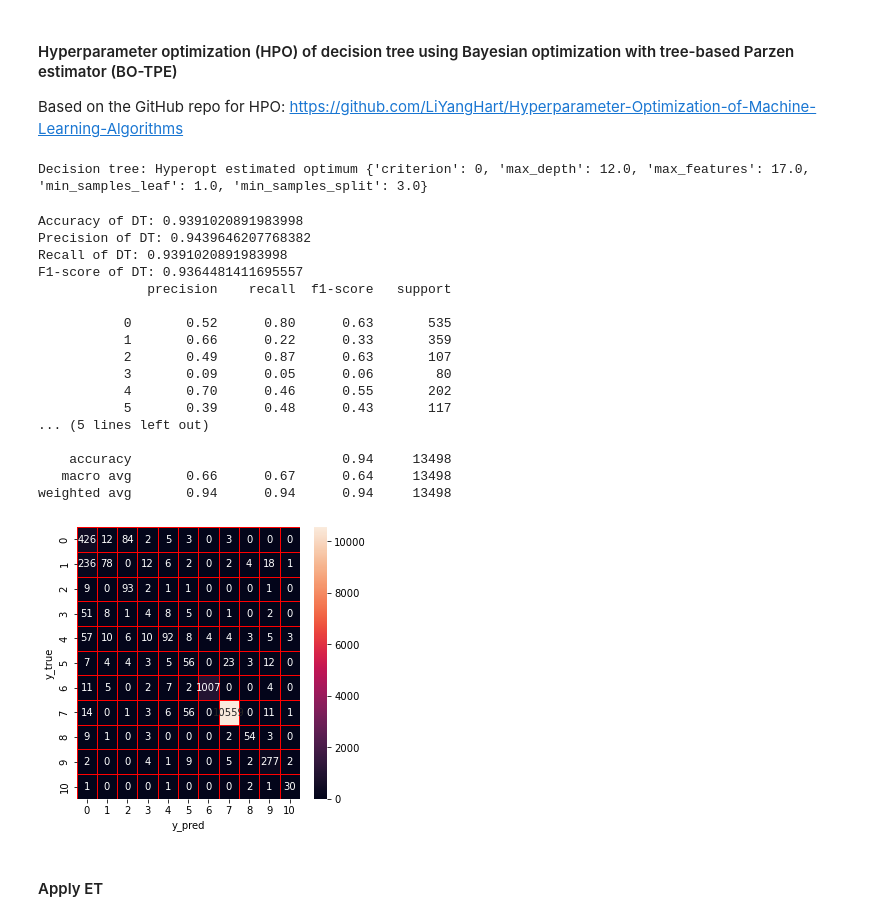
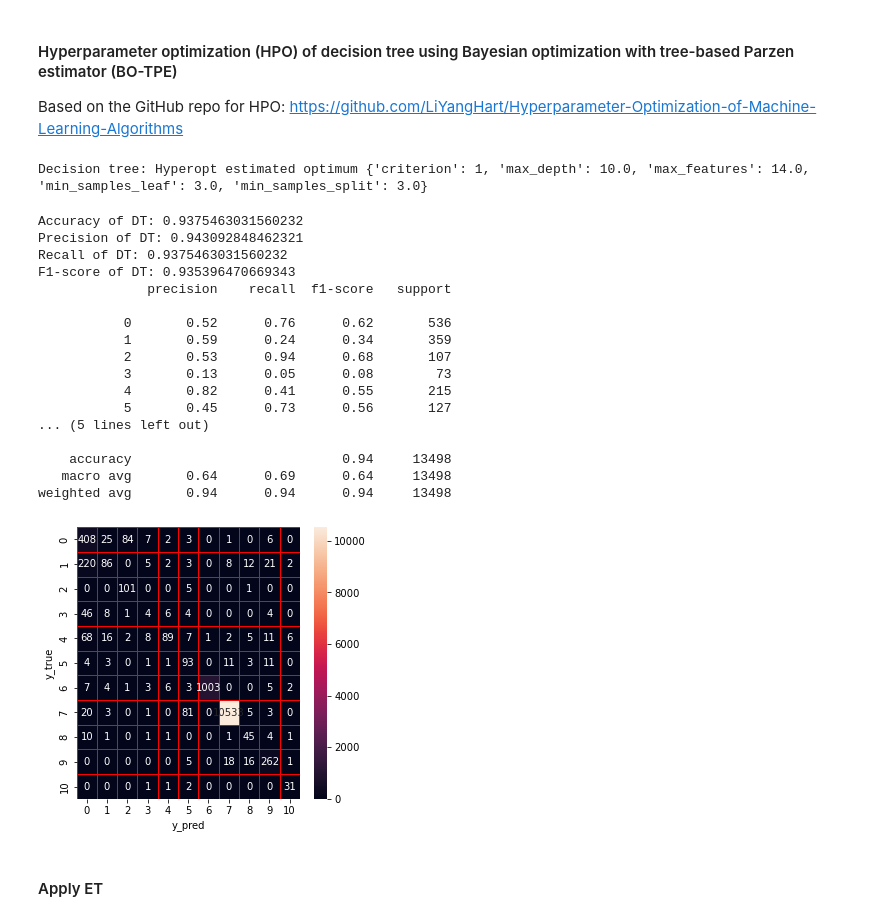
Before and after one commit to LaBaicai02/IDS_project, a Jupyter notebook: MTH-IDS_Adoptation_UNSW-NB15/MTH_IDS_Adoption_UNSW-NB15.ipynb, the cells around one changed output. Drawn from its saved outputs; the diff is of its cells as text; code cells hidden in the pictures.

```diff
--- a/MTH-IDS_Adoptation_UNSW-NB15/MTH_IDS_Adoption_UNSW-NB15.ipynb
+++ b/MTH-IDS_Adoptation_UNSW-NB15/MTH_IDS_Adoption_UNSW-NB15.ipynb
@@ -585,14 +600,15 @@ search = {
     "min_samples_leaf":[1,11],
     "criterion":[0,1]
          }
+available_criterion = ['gini', 'entropy']
 # Define the objective function
 @optunity.cross_validated(x=data, y=labels, num_folds=3)
 def performance(x_train, y_train, x_test, y_test,n_estimators=None, max_features=None,max_depth=None,min_samples_split=None,min_samples_leaf=None,criterion=None):
     # fit the model
     if criterion<0.5:
-        cri='gini'
+        cri=available_criterion[0]
     else:
-        cri='entropy'
+        cri=available_criterion[1]
     model = RandomForestClassifier(n_estimators=int(n_estimators),
                                    max_features=int(max_features),
                                    max_depth=int(max_depth),
@@ -619,5 +635,13 @@ Accuracy:0.9261857828958443
 # %%
-rf_hpo = RandomForestClassifier(n_estimators = 37, min_samples_leaf = 10, max_depth = 6, min_samples_split = 2, max_features = 9, criterion = 'gini')
+params = {
+    'n_estimators': int(optimal_configuration['n_estimators']),
+    'min_samples_leaf': int(optimal_configuration['min_samples_leaf']),
+    'max_depth': int(optimal_configuration['max_depth']),
+    'min_samples_split': int(optimal_configuration['min_samples_split']),
+    'max_features': int(optimal_configuration['max_features']),
+    'criterion': available_criterion[int(optimal_configuration['criterion']+0.5)]
+}
+rf_hpo = RandomForestClassifier(**params)
 rf_hpo.fit(X_train,y_train)
 rf_score=rf_hpo.score(X_test,y_test)
 y_predict=rf_hpo.predict(X_test)
@@ -701,5 +764,5 @@ TPOTClassifier(config_dict={'sklearn.ensemble.RandomForestClassifier': {'criteri
 # %%
-rf_hpo = RandomForestClassifier(n_estimators = 171, min_samples_leaf = 10, max_depth = 99, min_samples_split = 2, max_features = 10, criterion = 'entropy')
+rf_hpo = RandomForestClassifier(**get_ga_optimized_parameters(ga2, 'RandomForestClassifier'))
 rf_hpo.fit(X_train,y_train)
 rf_score=rf_hpo.score(X_test,y_test)
 y_predict=rf_hpo.predict(X_test)
@@ -796,12 +859,13 @@ def objective(params):
 
     return {'loss':-score, 'status': STATUS_OK }
 # Define the hyperparameter configuration space
+available_criterion = ['gini','entropy']
 space = {
     'max_depth': hp.quniform('max_depth', 5, 50, 1),
     "max_features":hp.quniform('max_features', 1, 20, 1),
     "min_samples_split":hp.quniform('min_samples_split',2,11,1),
     "min_samples_leaf":hp.quniform('min_samples_leaf',1,11,1),
-    "criterion":hp.choice('criterion',['gini','entropy'])
+    "criterion":hp.choice('criterion',available_criterion)
 }
 
 best = fmin(fn=objective,
@@ -810,44 +874,51 @@ best = fmin(fn=objective,
             max_evals=50)
 print("Decision tree: Hyperopt estimated optimum {}".format(best))
 # %% [output]
-Decision tree: Hyperopt estimated optimum {'criterion': 0, 'max_depth': 12.0, 'max_features': 17.0, 'min_samples_leaf': 1.0, 'min_samples_split': 3.0}
+Decision tree: Hyperopt estimated optimum {'criterion': 1, 'max_depth': 10.0, 'max_features': 14.0, 'min_samples_leaf': 3.0, 'min_samples_split': 3.0}
 # %%
-dt_hpo = DecisionTreeClassifier(min_samples_leaf = 1, max_depth = 12, min_samples_split = 3, max_features = 17, criterion = 'gini')
+params = {
+    'max_depth': int(best['max_depth']),
+    'max_features': int(best['max_features']),
+    "min_samples_split":int(best['min_samples_split']),
+    "min_samples_leaf":int(best['min_samples_leaf']),
+    "criterion":available_criterion[int(best['criterion'])]
+}
+dt_hpo = DecisionTreeClassifier(**params)
 dt_hpo.fit(X_train,y_train)
 dt_score=dt_hpo.score(X_test,y_test)
 y_predict=dt_hpo.predict(X_test)
 y_true=y_test
 print('Accuracy of DT: '+ str(dt_score))
 precision,recall,fscore,none= precision_recall_fscore_support(y_true, y_predict, average='weighted')
 print('Precision of DT: '+(str(precision)))
 print('Recall of DT: '+(str(recall)))
 print('F1-score of DT: '+(str(fscore)))
 print(classification_report(y_true,y_predict))
 cm=confusion_matrix(y_true,y_predict)
 f,ax=plt.subplots(figsize=(5,5))
 sns.heatmap(cm,annot=True,linewidth=0.5,linecolor="red",fmt=".0f",ax=ax)
 plt.xlabel("y_pred")
 plt.ylabel("y_true")
 plt.show()
 # %% [output]
-Accuracy of DT: 0.9391020891983998
-Precision of DT: 0.9439646207768382
-Recall of DT: 0.9391020891983998
-F1-score of DT: 0.9364481411695557
+Accuracy of DT: 0.9375463031560232
+Precision of DT: 0.943092848462321
+Recall of DT: 0.9375463031560232
+F1-score of DT: 0.935396470669343
               precision    recall  f1-score   support
 
-           0       0.52      0.80      0.63       535
-           1       0.66      0.22      0.33       359
-           2       0.49      0.87      0.63       107
-           3       0.09      0.05      0.06        80
-           4       0.70      0.46      0.55       202
-           5       0.39      0.48      0.43       117
+           0       0.52      0.76      0.62       536
+           1       0.59      0.24      0.34       359
+           2       0.53      0.94      0.68       107
+           3       0.13      0.05      0.08        73
+           4       0.82      0.41      0.55       215
+           5       0.45      0.73      0.56       127
 ... (5 lines left out)
 
     accuracy                           0.94     13498
-   macro avg       0.66      0.67      0.64     13498
+   macro avg       0.64      0.69      0.64     13498
 weighted avg       0.94      0.94      0.94     13498
-[figure, old version]
+[figure, new version]
 # %%
 dt_train=dt_hpo.predict(X_train)
 dt_test=dt_hpo.predict(X_test)
```
Also changed, not shown: parts of 25 cells of this notebook, 1 other file.
